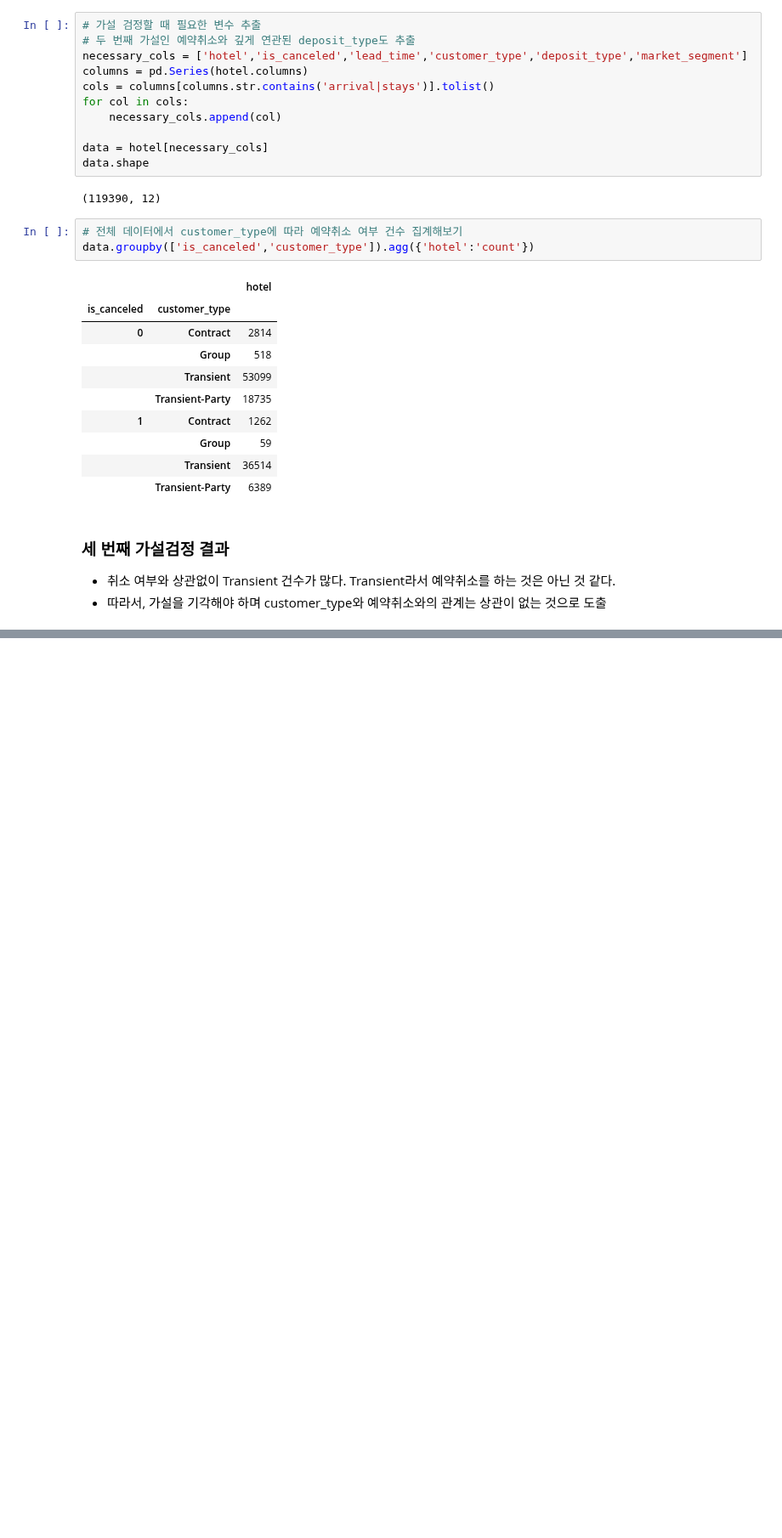
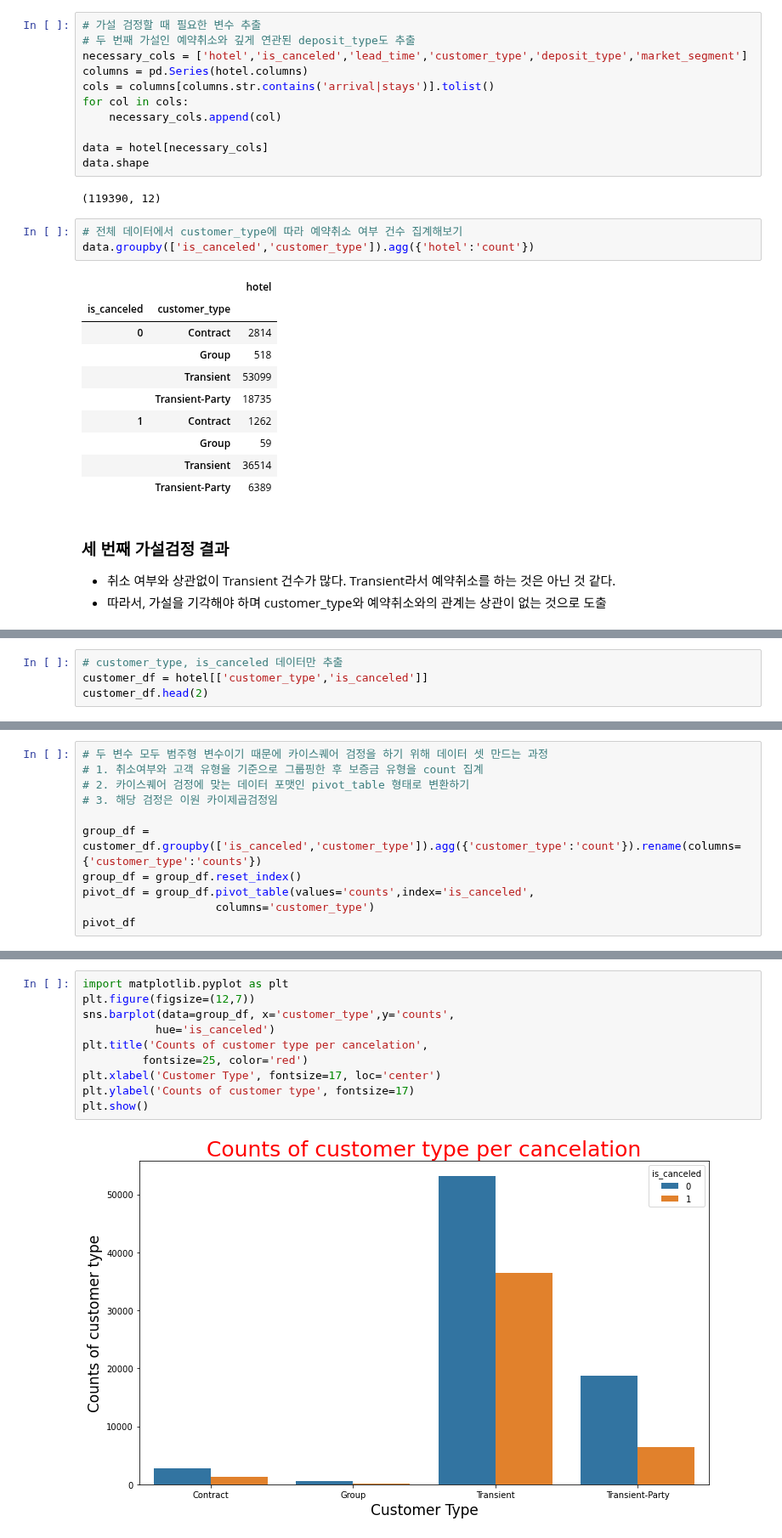
Before and after one commit to young-hun-jo/DataAnalysis, a Jupyter notebook: hotel_booking/analysis_myself.ipynb, the cells around one changed output, grey strips where cells are left out. Shown at 85% size. Drawn from its saved outputs; the diff is of its cells as text; blank space fills up the shorter version.

```diff
--- a/hotel_booking/analysis_myself.ipynb
+++ b/hotel_booking/analysis_myself.ipynb
@@ -1192,0 +1324,4 @@ data.groupby(['is_canceled','customer_type']).agg({'hotel':'count'})
+# %%
+# customer_type, is_canceled 데이터만 추출
+customer_df = hotel[['customer_type','is_canceled']]
+customer_df.head(2)
@@ -1192,0 +1340,11 @@ data.groupby(['is_canceled','customer_type']).agg({'hotel':'count'})
+# %%
+# 두 변수 모두 범주형 변수이기 때문에 카이스퀘어 검정을 하기 위해 데이터 셋 만드는 과정
+# 1. 취소여부와 고객 유형을 기준으로 그룹핑한 후 보증금 유형을 count 집계
+# 2. 카이스퀘어 검정에 맞는 데이터 포맷인 pivot_table 형태로 변환하기
+# 3. 해당 검정은 이원 카이제곱검정임
+
+group_df = customer_df.groupby(['is_canceled','customer_type']).agg({'customer_type':'count'}).rename(columns={'customer_type':'counts'})
+group_df = group_df.reset_index()
+pivot_df = group_df.pivot_table(values='counts',index='is_canceled',
+                    columns='customer_type')
+pivot_df
@@ -1192,0 +1377,12 @@ data.groupby(['is_canceled','customer_type']).agg({'hotel':'count'})
+# %%
+import matplotlib.pyplot as plt
+plt.figure(figsize=(12,7))
+sns.barplot(data=group_df, x='customer_type',y='counts',
+           hue='is_canceled')
+plt.title('Counts of customer type per cancelation',
+         fontsize=25, color='red')
+plt.xlabel('Customer Type', fontsize=17, loc='center')
+plt.ylabel('Counts of customer type', fontsize=17)
+plt.show()
+# %% [output]
+[figure, added]
```
Also changed, not shown: parts of 23 cells of this notebook.
